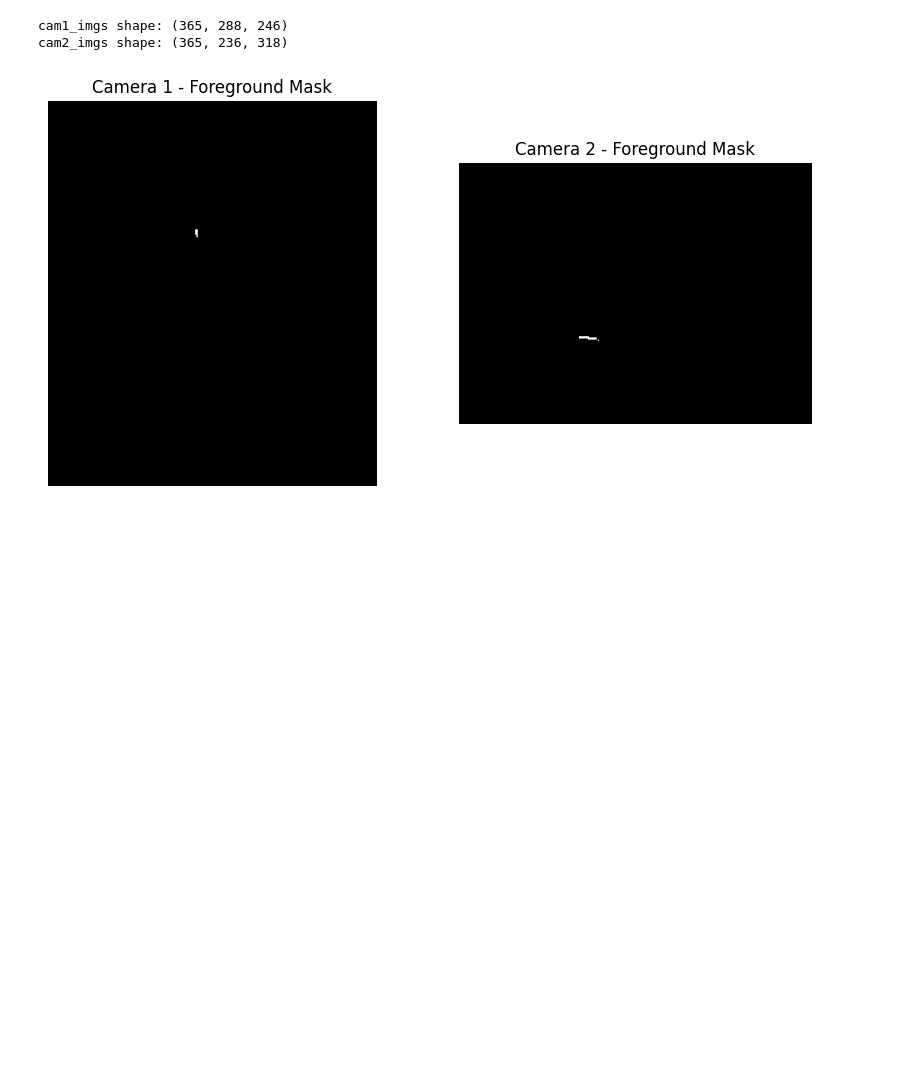
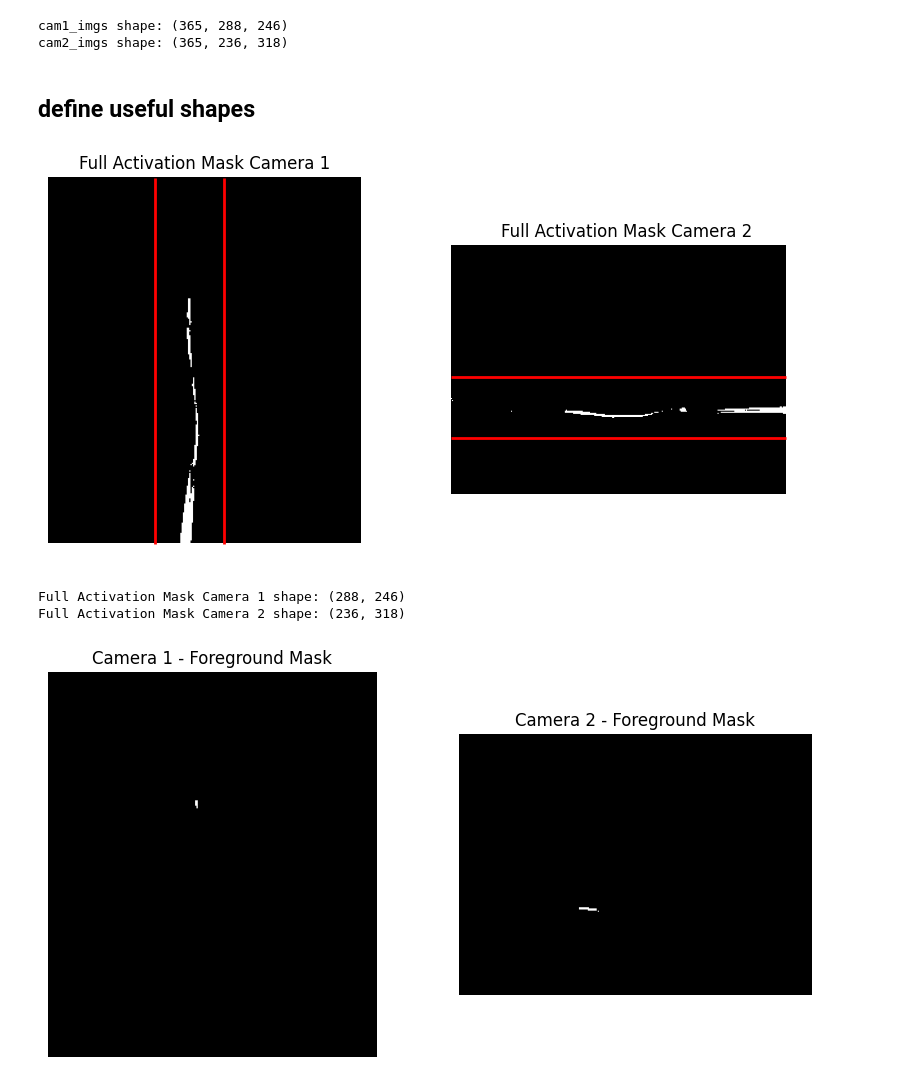
Before and after one commit to oskarboesch/TREX-Semester-Project, a Jupyter notebook: notebooks/image_analysis.ipynb, the cells around one changed output. Drawn from its saved outputs; the diff is of its cells as text; code cells hidden in the pictures; blank space fills up the shorter version.

```diff
--- a/notebooks/image_analysis.ipynb
+++ b/notebooks/image_analysis.ipynb
@@ -316,6 +313,48 @@ for i in range(cam1_imgs.shape[0]):
     # --- Update background (EMA) ---
     background_1 = alpha * cam1_imgs[i] + (1 - alpha) * background_1
     background_2 = alpha * cam2_imgs[i] + (1 - alpha) * background_2
+# %% [markdown]
+## define useful shapes
+# %%
+# for each camera create an full_activation_mask which has true if any of the frame masks is true
+full_activation_mask_1 = np.max(np.stack(masks_1), axis=0)
+full_activation_mask_2 = np.max(np.stack(masks_2), axis=0)
+
+# create a safe margin around the activation masks
+margin = 20
+croped_full_activation_mask_1 = np.copy(full_activation_mask_1)
+croped_full_activation_mask_2 = np.copy(full_activation_mask_2)
+# find indices where full_activation_mask_1 is true
+_, xs_1 = np.where(full_activation_mask_1 > 0)
+ys_2, _ = np.where(full_activation_mask_2 > 0)
+# find min and max indices
+min_x_1 = max(np.min(xs_1) - margin, 0)
+max_x_1 = min(np.max(xs_1) + margin, full_activation_mask_1.shape[1])
+min_y_2 = max(np.min(ys_2) - margin, 0)
+max_y_2 = min(np.max(ys_2) + margin, full_activation_mask_2.shape[0])
+# plot full activation masks
+import matplotlib.pyplot as plt
+plt.figure(figsize=(10,5))
+plt.subplot(1,2,1)
+plt.title("Full Activation Mask Camera 1")
+plt.imshow(full_activation_mask_1, cmap='gray')
+# plot vline
+plt.vlines([min_x_1, max_x_1], 0, full_activation_mask_1.shape[0], colors='red', linewidth=2)
+plt.axis('off')
+plt.subplot(1,2,2)
+plt.title("Full Activation Mask Camera 2")
+plt.imshow(full_activation_mask_2, cmap='gray')
+# plot vline
+plt.hlines([min_y_2, max_y_2], 0, full_activation_mask_2.shape[1], colors='red', linewidth=2)
+plt.axis('off')
+plt.show()
+# print shapes of masks
+print(f"Full Activation Mask Camera 1 shape: {full_activation_mask_1.shape}")
+print(f"Full Activation Mask Camera 2 shape: {full_activation_mask_2.shape}")
+# %% [output]
+[figure, added]
+Full Activation Mask Camera 1 shape: (288, 246)
+Full Activation Mask Camera 2 shape: (236, 318)
 # %%
 # display mask at index
 index = 364
```
Also changed, not shown: parts of 12 cells of this notebook, 31 other files.
